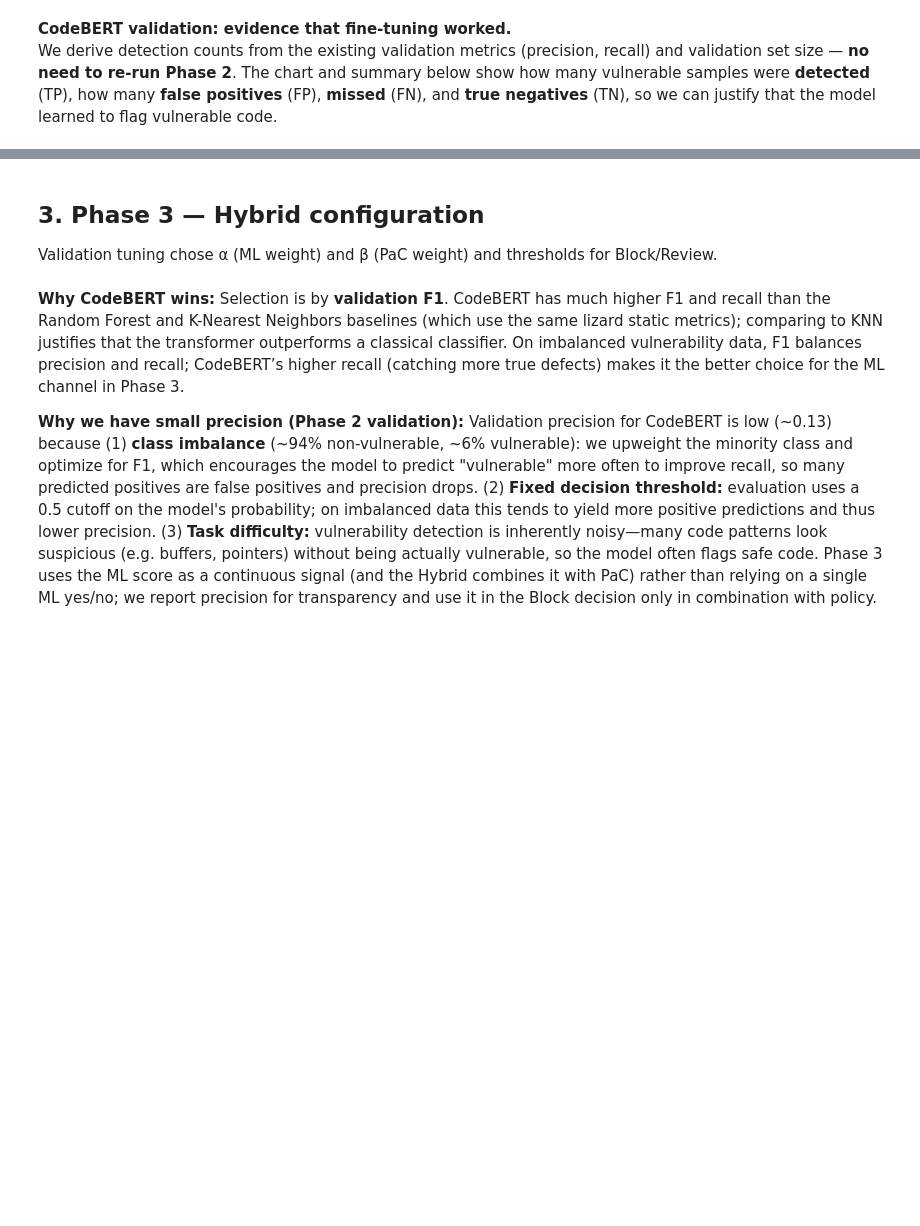
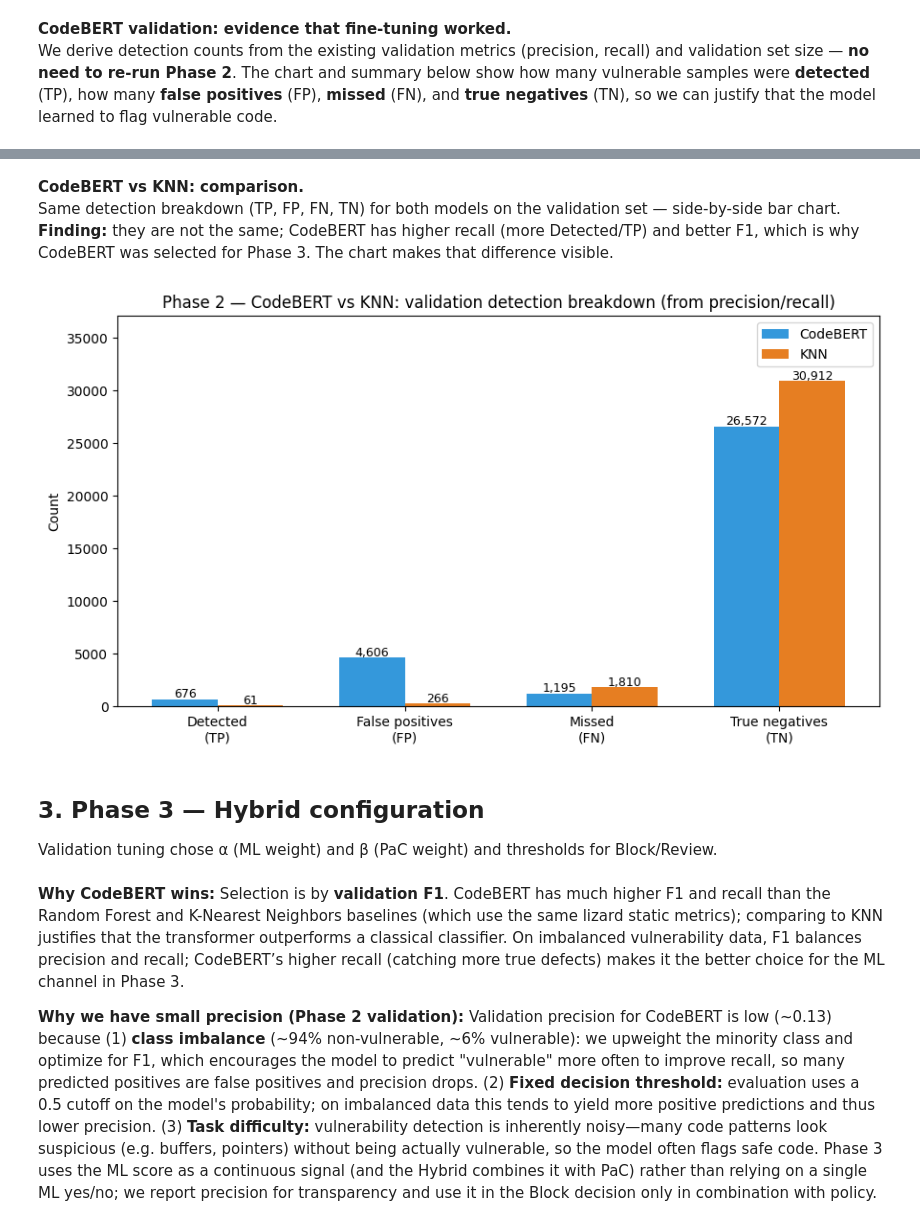
Before and after one commit to yunjin08/ml-code-eval, a Jupyter notebook: notebooks/findings.ipynb, the cells around one changed output, grey strips where cells are left out. Cells and saved outputs as stored; diff of their text form; code cells hidden in the pictures; blank space fills up the shorter version.

```diff
--- a/notebooks/findings.ipynb
+++ b/notebooks/findings.ipynb
@@ -20,10 +20,23 @@ PHASE3_RESULTS_DIR = os.path.join(PROJECT_ROOT, 'phase3_results')
 # Phase 1
 splits_path = os.path.join(DATA_DIR, 'splits.json')
 
-# Phase 2
+# Phase 2 (local results/, phase3_results/, or Kaggle dataset phase2-results-2)
 phase2_path = os.path.join(RESULTS_DIR, 'phase2_validation_report.json')
 if not os.path.isfile(phase2_path):
     phase2_path = os.path.join(PHASE3_RESULTS_DIR, 'phase2_validation_report.json')
+if not os.path.isfile(phase2_path):
+    kaggle_phase2 = "/kaggle/input/phase2-results-2"
+    if os.path.isdir(kaggle_phase2):
+        alt = os.path.join(kaggle_phase2, "results", "phase2_validation_report.json")
+        if os.path.isfile(alt):
+            phase2_path = alt
+        else:
+            import zipfile
+            zpath = os.path.join(kaggle_phase2, "phase2_results.zip")
+            if os.path.isfile(zpath):
+                with zipfile.ZipFile(zpath) as z:
+                    z.extract("results/phase2_validation_report.json", path=PROJECT_ROOT)
+                phase2_path = os.path.join(RESULTS_DIR, "phase2_validation_report.json")
 
 # Phase 3 / 4
 report_path = os.path.join(RESULTS_DIR, 'phase4_evaluation_report.json')
@@ -203,3 +224,53 @@ plt.show()
+# %% [markdown]
+**CodeBERT vs KNN: comparison.**
+Same detection breakdown (TP, FP, FN, TN) for both models on the validation set — side-by-side bar chart. **Finding:** they are not the same; CodeBERT has higher recall (more Detected/TP) and better F1, which is why CodeBERT was selected for Phase 3. The chart makes that difference visible.
+# %%
+# CodeBERT vs KNN: side-by-side detection breakdown (same validation set)
+n_val = sum(len(v) for k, v in splits.items() if "validation" in k) if splits else 33049
+n_actual_vul = int(round(n_val * 0.0566))
+n_actual_not = n_val - n_actual_vul
+
+def breakdown(prec, rec):
+    tp = int(round(rec * n_actual_vul))
+    fn = n_actual_vul - tp
+    fp = int(round(tp / prec - tp)) if prec > 0 else 0
+    fp = max(0, min(fp, n_actual_not))
+    tn = n_actual_not - fp
+    return tp, fp, fn, tn
+
+cb = phase2_report.get("codebert", {}) if phase2_report else {}
+knn = phase2_report.get("knn", {}) if phase2_report else {}
+tp_cb, fp_cb, fn_cb, tn_cb = breakdown(cb.get("eval_precision") or 0.01, cb.get("eval_recall") or 0)
+tp_k, fp_k, fn_k, tn_k = breakdown(knn.get("eval_precision") or 0.01, knn.get("eval_recall") or 0) if knn else (0, 0, 0, 0)
+
+categories = ["Detected\n(TP)", "False positives\n(FP)", "Missed\n(FN)", "True negatives\n(TN)"]
+x = np.arange(len(categories))
+width = 0.35
+
+fig, ax = plt.subplots(figsize=(9, 5))
+bars_cb = ax.bar(x - width/2, [tp_cb, fp_cb, fn_cb, tn_cb], width, label="CodeBERT", color="#3498db")
+bars_knn = ax.bar(x + width/2, [tp_k, fp_k, fn_k, tn_k], width, label="KNN", color="#e67e22")
+ax.set_ylabel("Count")
+ax.set_title("Phase 2 — CodeBERT vs KNN: validation detection breakdown (from precision/recall)")
+ax.set_xticks(x)
+ax.set_xticklabels(categories)
+ax.legend()
+for b in bars_cb:
+    h = b.get_height()
+    if h > 0:
+        ax.text(b.get_x() + b.get_width()/2, h + 150, f"{int(h):,}", ha="center", fontsize=9)
+for b in bars_knn:
+    h = b.get_height()
+    if h > 0:
+        ax.text(b.get_x() + b.get_width()/2, h + 150, f"{int(h):,}", ha="center", fontsize=9)
+ax.set_ylim(0, max(tp_cb, tp_k, fp_cb, fp_k, fn_cb, fn_k, tn_cb, tn_k) * 1.2)
+# If KNN has no data (report has no "knn" key), the orange bars are zero-height — explain on chart
+if not knn or (tp_k == 0 and fp_k == 0 and fn_k == 0 and tn_k == 0):
+    ax.text(0.98, 0.97, "KNN: no metrics in phase2_validation_report.json\n(run Phase 2 with KNN to show comparison)", transform=ax.transAxes, fontsize=9, va="top", ha="right", bbox=dict(boxstyle="round", facecolor="wheat", alpha=0.8))
+plt.tight_layout()
+plt.show()
+# %% [output]
+[figure, added]
 # %% [markdown]
 ## 3. Phase 3 — Hybrid configuration
 
```
Also changed, not shown: parts of 2 cells of this notebook, 7 other files.
